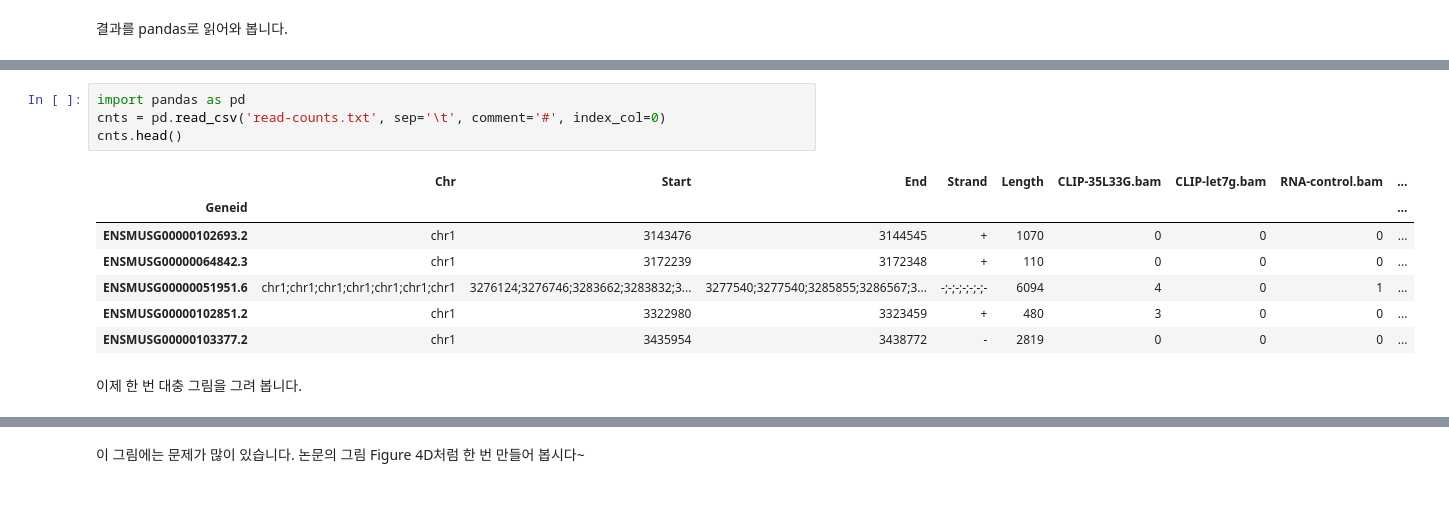
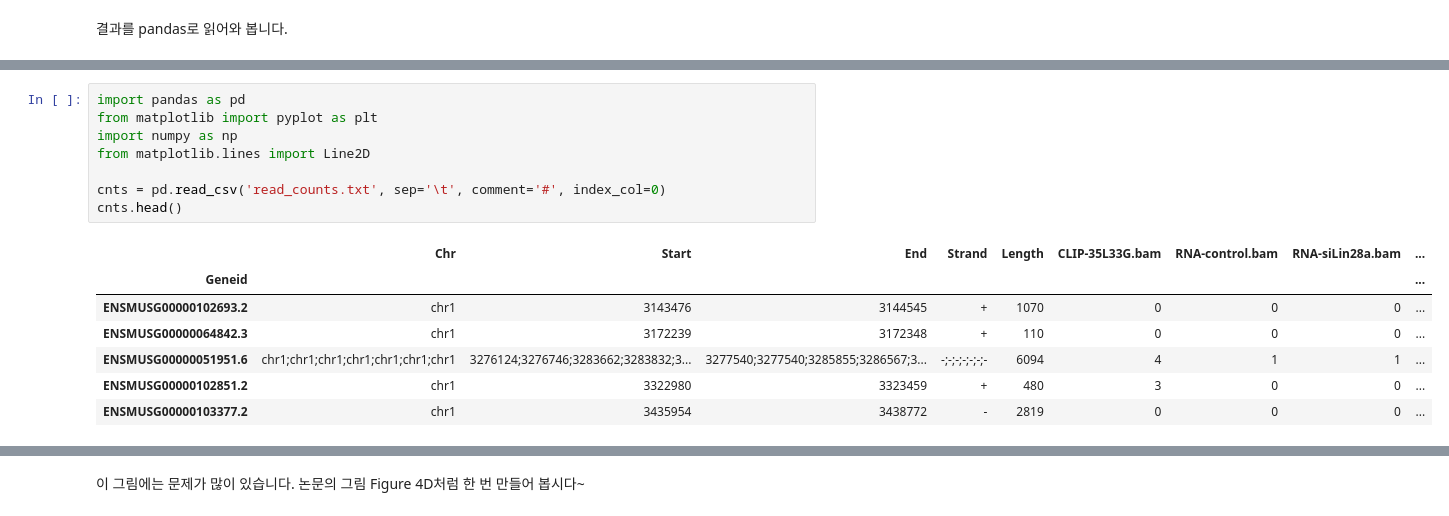
Before and after one commit to mahoon2/bioinfo1, a Jupyter notebook: CoLab_TermProj_2025_1.ipynb, the cells around one changed output, grey strips where cells are left out. Drawn from its saved outputs; the diff is of its cells as text.

```diff
--- a/CoLab_TermProj_2025_1.ipynb
+++ b/CoLab_TermProj_2025_1.ipynb
@@ -202,14 +36,16 @@ zsh:1: no matches found: *.bam
 # %%
 import pandas as pd
-cnts = pd.read_csv('read-counts.txt', sep='\t', comment='#', index_col=0)
+from matplotlib import pyplot as plt
+import numpy as np
+from matplotlib.lines import Line2D
+
+cnts = pd.read_csv('read_counts.txt', sep='\t', comment='#', index_col=0)
 cnts.head()
 # %% [output]
-|  | Chr | Start | End | Strand | Length | CLIP-35L33G.bam | CLIP-let7g.bam | RNA-control.bam | ... |
+|  | Chr | Start | End | Strand | Length | CLIP-35L33G.bam | RNA-control.bam | RNA-siLin28a.bam | ... |
 | Geneid |  |  |  |  |  |  |  |  | ... |
 | ENSMUSG00000102693.2 | chr1 | 3143476 | 3144545 | + | 1070 | 0 | 0 | 0 | ... |
 | ENSMUSG00000064842.3 | chr1 | 3172239 | 3172348 | + | 110 | 0 | 0 | 0 | ... |
-| ENSMUSG00000051951.6 | chr1;chr1;chr1;chr1;chr1;chr1;chr1 | 3276124;3276746;3283662;3283832;3... | 3277540;3277540;3285855;3286567;3... | -;-;-;-;-;-;- | 6094 | 4 | 0 | 1 | ... |
+| ENSMUSG00000051951.6 | chr1;chr1;chr1;chr1;chr1;chr1;chr1 | 3276124;3276746;3283662;3283832;3... | 3277540;3277540;3285855;3286567;3... | -;-;-;-;-;-;- | 6094 | 4 | 1 | 1 | ... |
 | ENSMUSG00000102851.2 | chr1 | 3322980 | 3323459 | + | 480 | 3 | 0 | 0 | ... |
 | ENSMUSG00000103377.2 | chr1 | 3435954 | 3438772 | - | 2819 | 0 | 0 | 0 | ... |
-# %% [markdown]
-이제 한 번 대충 그림을 그려 봅니다.
```
Also changed, not shown: parts of 51 cells of this notebook, 1 other file.
